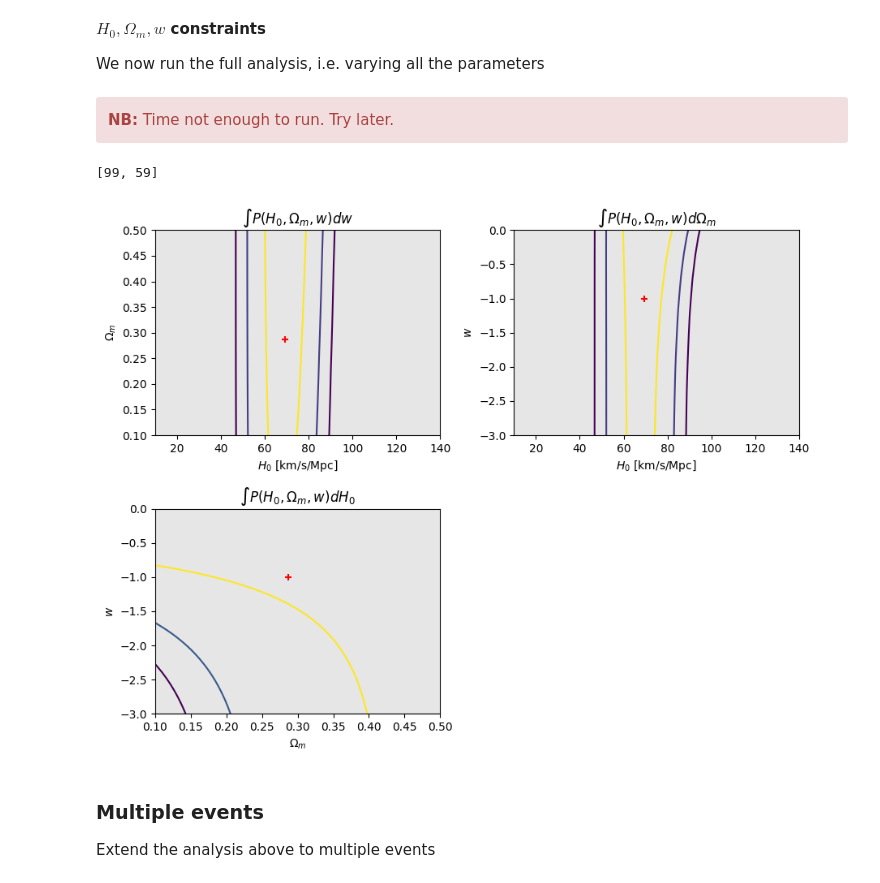
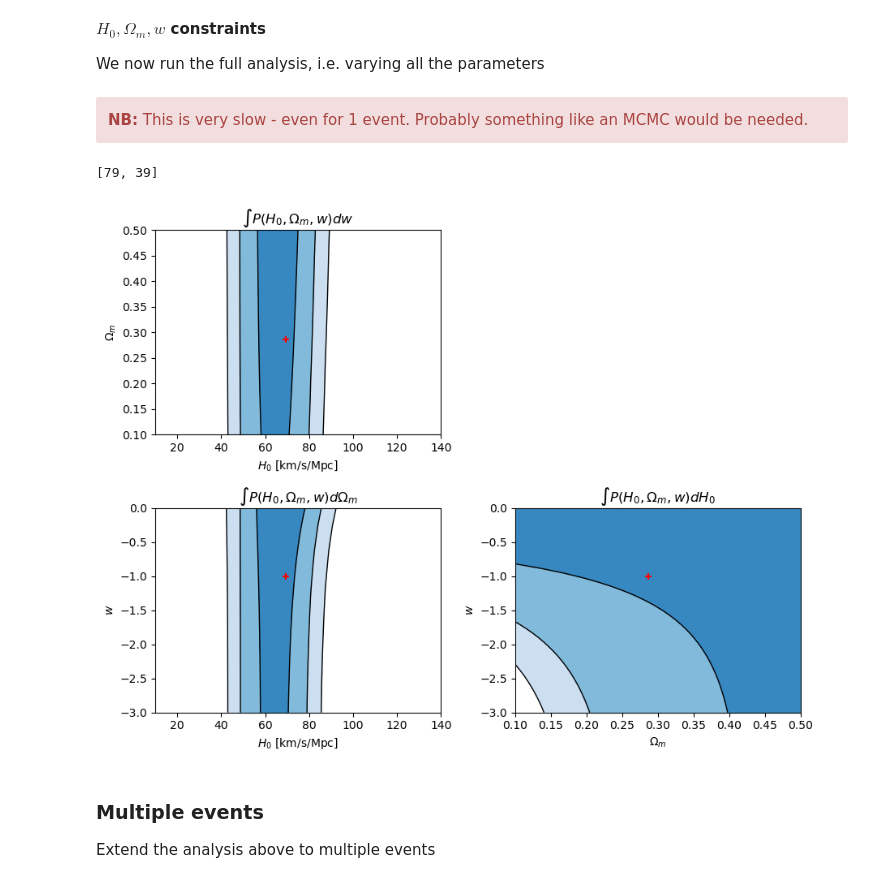
Before and after one commit to MariosNT/FRB_GW_association_cosmo, a Jupyter notebook: Notebooks/Cosmo_constraints.ipynb, the cells around one changed output. Saved outputs shown, nothing was run; the diff lists cells and outputs as text; code cells hidden in the pictures.

```diff
--- a/Notebooks/Cosmo_constraints.ipynb
+++ b/Notebooks/Cosmo_constraints.ipynb
@@ -828,7 +831,7 @@ H_3D, Om_3D, w_3D = np.meshgrid(H0_array, Omega_m_array, w_array)
 ## We vectorise dispersion measure (this is just a normal loop under the hood)
 ## Note that the arguments are (z, H0, Om, w) in the original function
 vecDM = np.vectorize(dispersion_measure)
-# vecDL = np.vectorize(luminosity_distance)
+vecDL = np.vectorize(luminosity_distance)
 # %% [markdown]
 $ H_0$ constraints:
 # %%
@@ -929,8 +932,24 @@ plt.show()
 We now run the full analysis, i.e. varying all the parameters
 # %% [markdown]
 <div class="alert alert-block alert-danger">
-<b>NB:</b> Time not enough to run. Try later.
+<b>NB:</b> This is very slow - even for 1 event. Probably something like an MCMC would be needed.
 </div>
+# %%
+### Redifne priors here to reduce resolution, to make code faster.
+H0_array = np.linspace(10, 140, 80)
+Omega_m_array = np.linspace(0.1, 0.5, 40)
+w_array = np.linspace(-3.0, 0.0, 45)
+
+## For 2D case
+H_Om, Om_H0 = np.meshgrid(H0_array, Omega_m_array)
+H_w, w_H = np.meshgrid(H0_array, w_array)
+Om_w, w_Om = np.meshgrid(Omega_m_array, w_array)
+
+## For 3D case
+H_3D, Om_3D, w_3D = np.meshgrid(H0_array, Omega_m_array, w_array)
+
+## We make this lower-res, because it creates a bottleneck (on top of the 3 variable inference)
+z_array=np.linspace(0.1, 1.5, 80)
 # %%
 posterior_3D = np.zeros_like(H_3D)
 
@@ -941,23 +960,14 @@ for i, H0 in enumerate(H0_array):
             lum_distance=vecDL(z = z_array, Om=Om0, H0=H0, w = w0)
             DM_distance=vecDM(z = z_array, Om=Om0, H0=H0, w = w0)
 
-            # lum_distance = []
-            # DM_distance = []
-            # for z_val in z_array:
-            #     lum_distance.append(luminosity_distance(z = z_val, Om=Om0, H0=H0, w = w0))
-            #     DM_distance.append(dispersion_measure(z = z_val, Om=Om0, H0=H0, w = w0))
-
-            #DM_distance = np.array(DM_distance)
-            #lum_distance = np.array(lum_distance)
-
-            posterior_3D[j,i,k] = np.trapz(GW_dL_kde(lum_distance)*FRB_DM_kde(DM_distance), z_array)
+            posterior_3D[j, i, k] = np.trapz(GW_dL_kde(lum_distance)*FRB_DM_kde(DM_distance), z_array)
         print([i,j],end='\r')
 
 ### We normalise the posterior
 total_p = np.sum(posterior_3D)
 posterior_3D_normed = posterior_3D/total_p
 # %% [output]
-[99, 59]
+[79, 39]
 # %%
 Post2d_H0w = normalise(np.sum(posterior_3D_normed, axis=0))
 Post2d_Omw = normalise(np.sum(posterior_3D_normed, axis=1))
@@ -969,36 +979,37 @@ OmH_contour = posterior_contour_2D(Post2d_OmH)
 # %%
 fig = plt.figure(figsize=(9, 7))
 ax1 = fig.add_subplot(221)
-ax2 = fig.add_subplot(222)
 ax3 = fig.add_subplot(223)
-#ax4 = fig.add_subplot(224)
+ax4 = fig.add_subplot(224)
 
-ax1.contour(H_Om, Om_H0, Post2d_OmH, levels=OmH_contour)
+blues = cm.get_cmap("Blues", 10)
+
+ax1.contourf(H_Om, Om_H0, Post2d_OmH, levels=OmH_contour, colors=[blues(2), blues(4), blues(6)], extend='max')
+ax1.contour(H_Om, Om_H0, Post2d_OmH, levels=OmH_contour, colors="black", linewidths=1)
 ax1.scatter(HUBBLE, OMEGA_MATTER, marker='+', c='r', zorder=10)
 ax1.set_ylabel(r'$\Omega_m$')
 ax1.set_xlabel(r'$H_0$ [km/s/Mpc]')
-ax1.set_facecolor('0.9')
 ax1.set_title(r'$\int P(H_0, \Omega_m, w) dw$')
 
-ax2.contour(H_w, w_H, Post2d_H0w.T, levels=H0w_contour)
-ax2.scatter(HUBBLE, W_LAMBDA, marker='+', c='r', zorder=10)
-ax2.set_ylabel(r'$w$')
-ax2.set_xlabel(r'$H_0$ [km/s/Mpc]')
-ax2.set_facecolor('0.9')
-ax2.set_title(r'$\int P(H_0, \Omega_m, w) d\Omega_m $')
+ax3.contourf(H_w, w_H, Post2d_H0w.T, levels=H0w_contour, colors=[blues(2), blues(4), blues(6)], extend='max')
+ax3.contour(H_w, w_H, Post2d_H0w.T, levels=H0w_contour, colors="black", linewidths=1)
+ax3.scatter(HUBBLE, W_LAMBDA, marker='+', c='r', zorder=10)
+ax3.set_ylabel(r'$w$')
+ax3.set_xlabel(r'$H_0$ [km/s/Mpc]')
+ax3.set_title(r'$\int P(H_0, \Omega_m, w) d\Omega_m $')
 
 
-ax3.contour(Om_w, w_Om, Post2d_Omw.T, levels=Omw_contour)
-ax3.scatter(OMEGA_MATTER, W_LAMBDA, marker='+', c='r', zorder=10)
-ax3.set_xlabel(r'$\Omega_m$')
-ax3.set_ylabel(r'$w$')
-ax3.set_facecolor('0.9')
-ax3.set_title(r'$\int P(H_0, \Omega_m, w) dH_0 $')
+ax4.contourf(Om_w, w_Om, Post2d_Omw.T, levels=Omw_contour, colors=[blues(2), blues(4), blues(6)], extend='max')
+ax4.contour(Om_w, w_Om, Post2d_Omw.T, levels=Omw_contour, colors="black", linewidths=1)
+ax4.scatter(OMEGA_MATTER, W_LAMBDA, marker='+', c='r', zorder=10)
+ax4.set_xlabel(r'$\Omega_m$')
+ax4.set_ylabel(r'$w$')
+ax4.set_title(r'$\int P(H_0, \Omega_m, w) dH_0 $')
 
 plt.tight_layout()
 plt.show()
 # %% [output]
-[figure, old version]
+[figure, new version]
 # %% [markdown]
 ### **Multiple events**
 
```
Also changed, not shown: parts of 15 cells of this notebook, 1 other file.
